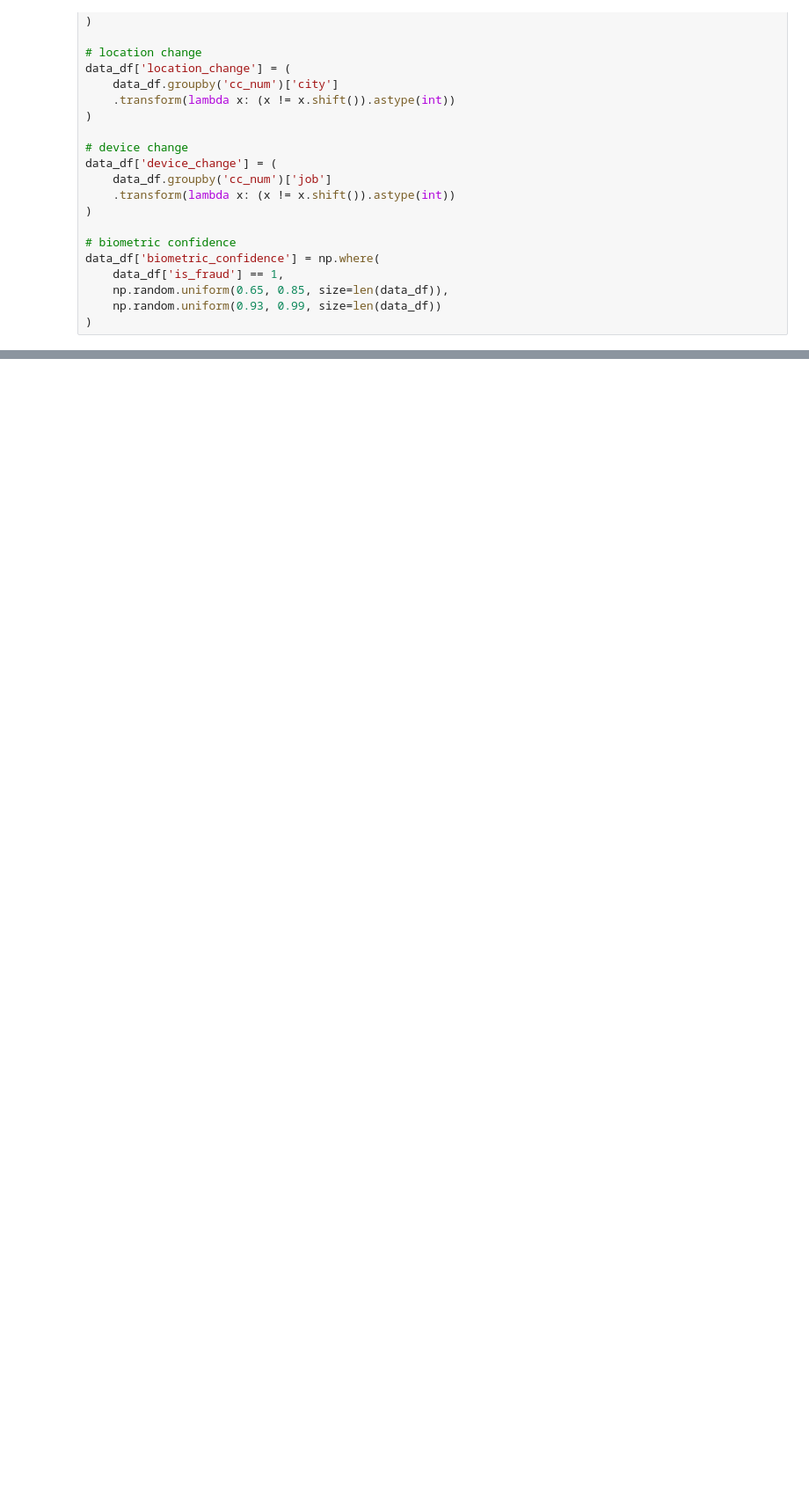
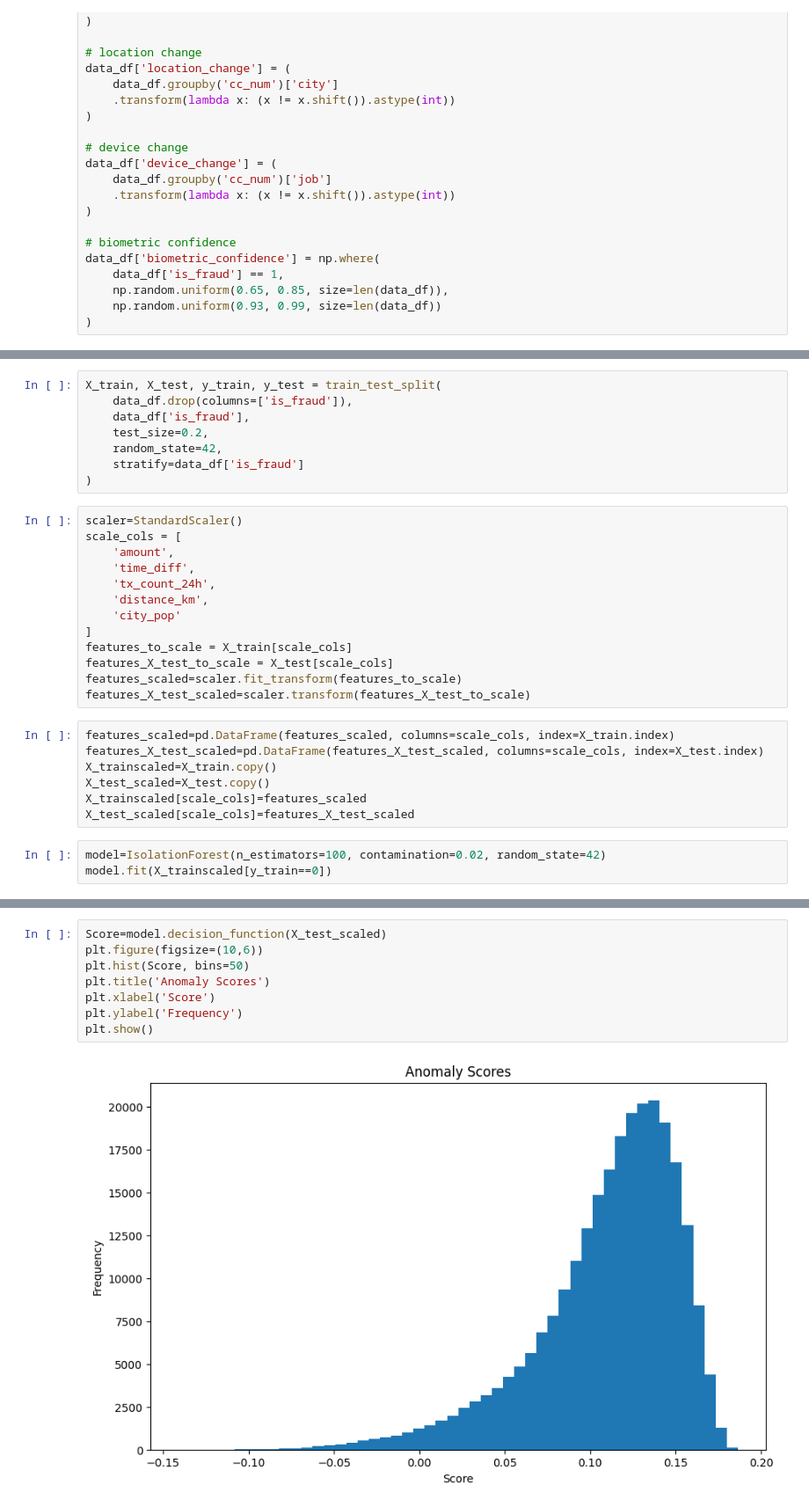
Before and after one commit to BEGINNERUSER-git/Smart_Biometric_POS_System, a Jupyter notebook: machine-learning/fraud_detection.ipynb, the cells around one changed output, grey strips where cells are left out. Shown at 88% size. Saved outputs shown, nothing was run; the diff lists cells and outputs as text; blank space fills up the shorter version.

```diff
--- a/machine-learning/fraud_detection.ipynb
+++ b/machine-learning/fraud_detection.ipynb
@@ -105,0 +181,31 @@ data_df.head()
+# %%
+X_train, X_test, y_train, y_test = train_test_split(
+    data_df.drop(columns=['is_fraud']),
+    data_df['is_fraud'],
+    test_size=0.2,
+    random_state=42,
+    stratify=data_df['is_fraud']
+)
+# %%
+scaler=StandardScaler()
+scale_cols = [
+    'amount',
+    'time_diff',
+    'tx_count_24h',
+    'distance_km',
+    'city_pop'
+]
+features_to_scale = X_train[scale_cols]
+features_X_test_to_scale = X_test[scale_cols]
+features_scaled=scaler.fit_transform(features_to_scale)
+features_X_test_scaled=scaler.transform(features_X_test_to_scale)
+# %%
+features_scaled=pd.DataFrame(features_scaled, columns=scale_cols, index=X_train.index)
+features_X_test_scaled=pd.DataFrame(features_X_test_scaled, columns=scale_cols, index=X_test.index)
+X_trainscaled=X_train.copy()
+X_test_scaled=X_test.copy()
+X_trainscaled[scale_cols]=features_scaled
+X_test_scaled[scale_cols]=features_X_test_scaled
+# %%
+model=IsolationForest(n_estimators=100, contamination=0.02, random_state=42)
+model.fit(X_trainscaled[y_train==0])
@@ -105,0 +245,10 @@ data_df.head()
+# %%
+Score=model.decision_function(X_test_scaled)
+plt.figure(figsize=(10,6))
+plt.hist(Score, bins=50)
+plt.title('Anomaly Scores')
+plt.xlabel('Score')
+plt.ylabel('Frequency')
+plt.show()
+# %% [output]
+[figure, added]
```
Also changed, not shown: parts of 15 cells of this notebook.
